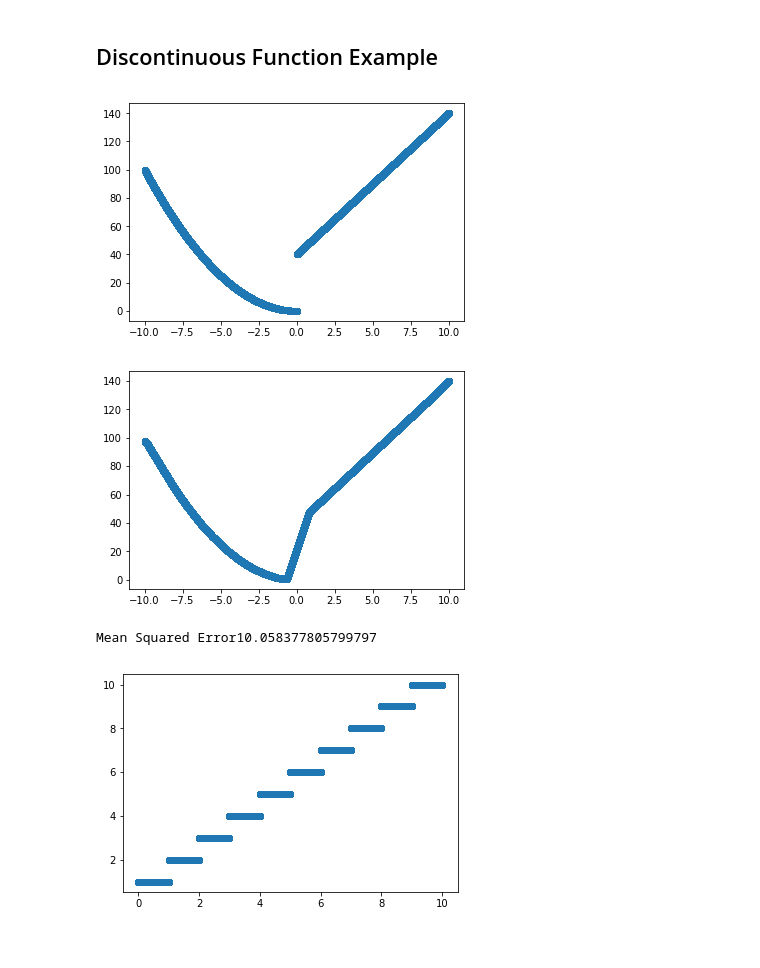
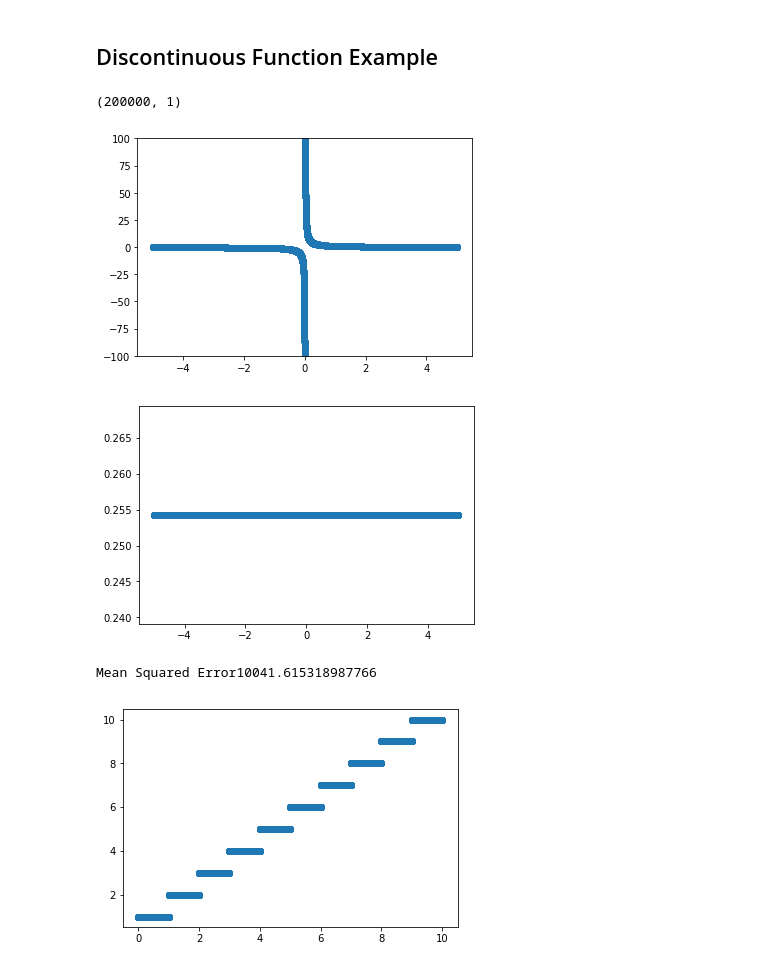
Before and after one commit to jpcastillog/Taller1-ANN, a Jupyter notebook: Taller1.ipynb, the cells around one changed output. Saved outputs shown, nothing was run; the diff lists cells and outputs as text; code cells hidden in the pictures.

```diff
--- a/Taller1.ipynb
+++ b/Taller1.ipynb
@@ -96,7 +96,7 @@ x = np.concatenate([a,b], axis=1)
 print(f'matrix size of train set {x.shape}\n')
 
 # Parameters
-n_neurons = 1000
+n_neurons = 1
 n_layers = 1
 
 model = Sequential()
@@ -176,46 +176,52 @@ Mean Squared Error: 0.02877680579797778
 ## Discontinuous Function Example
 # %%
 # Discontinuous function
-f_d = lambda x: x**2 if x <0 else 40 + 10*x
+# f_d = lambda x: x**2 if x <0 else 40 + 10*x
+f_d = lambda x: 1 /(x)
 f_d = np.vectorize(f_d)
-x_d = np.random.uniform(low=-10, high=10, size=(100000,))[:,np.newaxis]
+x_d_1 = np.random.uniform(low=-5, high=-1e-17, size=(100000,))[:,np.newaxis]
+x_d_2 = np.random.uniform(low=1e-17, high=5, size=(100000,))[:,np.newaxis]
+x_d = np.concatenate((x_d_1, x_d_2), axis = 0)
+print(x_d.shape)
 y_d = f_d(x_d)
 
 # transform to [0~1] scale
 scale_x = MinMaxScaler()
 x_d = scale_x.fit_transform(x_d)
 scale_y = MinMaxScaler()
 y_d = scale_y.fit_transform(y_d)
 
-neurons = 100
-layers = 2
+neurons = 10
+layers = 100
 act_function='relu'
 
 model = ANN_regresion(x_d, y_d, 1,
                       neurons=neurons,
                       layers=layers,
                       activation=act_function,
                       epochs=25,
                       batch_size=128,
                       verbose=0)
 # Predict Train Data
 y_d_hat = model.predict(x_d)
 
 # Transform to real scale
 x_d = scale_x.inverse_transform(x_d)
 y_d = scale_y.inverse_transform(y_d)
 y_d_hat = scale_y.inverse_transform(y_d_hat)
 
 # Plot functions
 plt.scatter(x_d, y_d)
+plt.ylim(-100,100)
 plt.show()
 plt.scatter(x_d, y_d_hat)
 plt.show()
 print(f'Mean Squared Error{mean_squared_error(y_d, y_d_hat)}')
 # %% [output]
+(200000, 1)
-[figure, old version]
+[figure, new version]
-[figure, old version]
+[figure, new version]
-Mean Squared Error10.058377805799797
+Mean Squared Error10041.615318987766
 # %%
 import math
 
```
Also changed, not shown: parts of 7 cells of this notebook.
